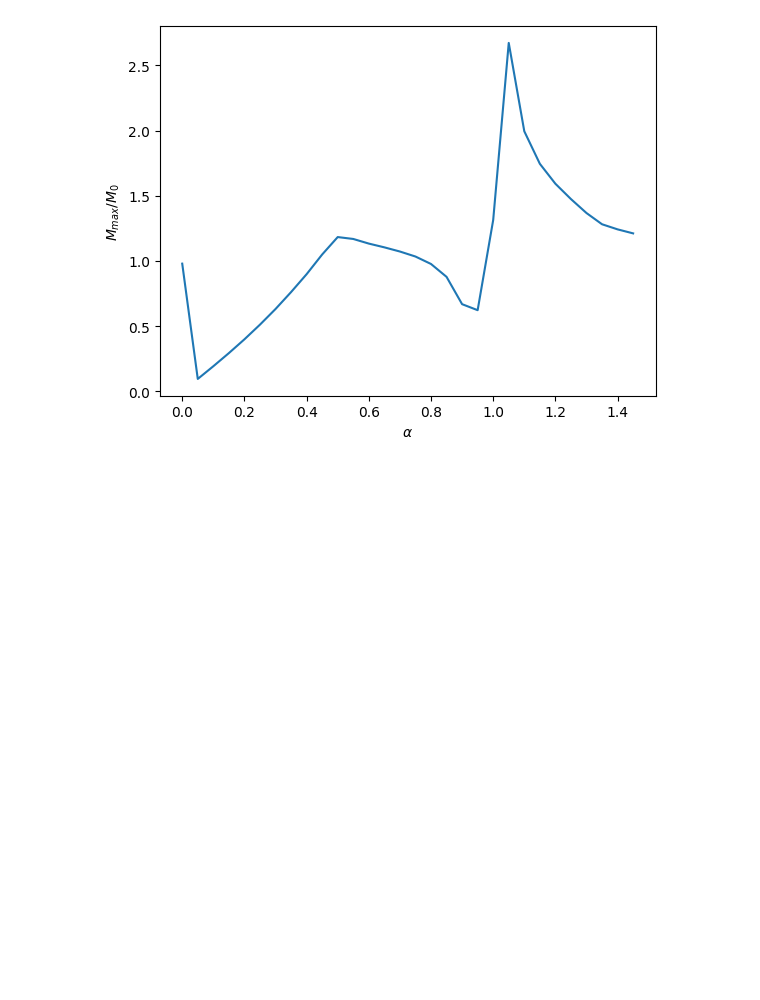
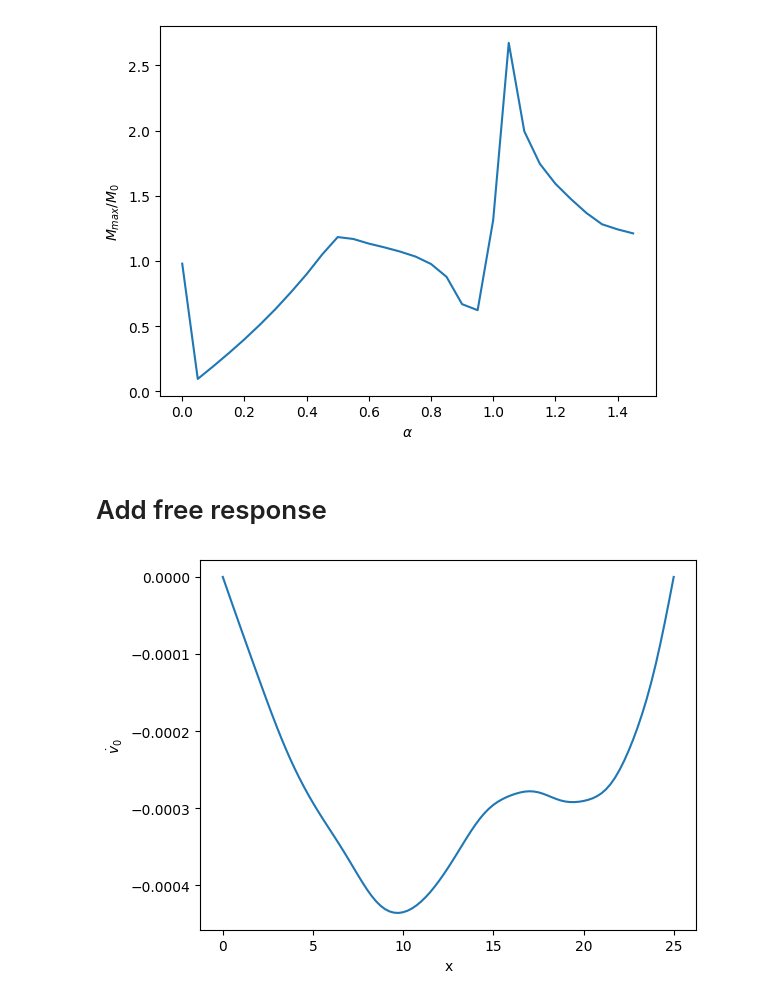
Before and after one commit to tiapia00/AnalyticalMoving, a Jupyter notebook: single.ipynb, the cells around one changed output. Cells and saved outputs as stored; diff of their text form; code cells hidden in the pictures; blank space fills up the shorter version.

Commit message:
implemented free response for single case

```diff
--- a/single.ipynb
+++ b/single.ipynb
@@ -112,7 +156,7 @@ mu = 18358
 j_end = 20
 damp_ratio = 0
 
-nx = 1001
+nx = 101
 nt = 101
 
 omega = np.pi * c/l
@@ -161,37 +205,37 @@ alpha = 1.06e+00
 # %% [markdown]
 ### Sweep alphas
 # %%
-M_alpha = []
-v_alpha = []
+Ms = []
+vs = []
 alpha_arr = np.arange(0, 1.5, 0.05)
 omega_beam = omega
 for alpha in alpha_arr:
     omega_sweep = omega_beam * alpha
     if alpha == 0:
         # use omega, otherwise solution == 0
-        v = get_v(x, t, j_end, alpha, omega, v0, l, E, J, mu, omega_d)/v0
-        M = get_M(x, t, j_end, alpha, omega, M0, l, E, J, mu, omega_d)/M0
+        v_alpha = get_v(x, t, j_end, alpha, omega, v0, l, E, J, mu, omega_d)/v0
+        M_alpha = get_M(x, t, j_end, alpha, omega, M0, l, E, J, mu, omega_d)/M0
     else:
-        v = get_v(x, t, j_end, alpha, omega_sweep, v0, l, E, J, mu, omega_d)/v0
-        M = get_M(x, t, j_end, alpha, omega_sweep, M0, l, E, J, mu, omega_d)/M0
+        v_alpha = get_v(x, t, j_end, alpha, omega_sweep, v0, l, E, J, mu, omega_d)/v0
+        M_alpha = get_M(x, t, j_end, alpha, omega_sweep, M0, l, E, J, mu, omega_d)/M0
 
-    M_max = np.max(M[M.shape[0]//2, :])
-    v_max = np.max(v[v.shape[0]//2, :])
-    M_alpha.append(M_max)
-    v_alpha.append(v_max)
+    M_max = np.max(M_alpha[M_alpha.shape[0]//2, :])
+    v_max = np.max(v_alpha[v_alpha.shape[0]//2, :])
+    Ms.append(M_max)
+    vs.append(v_max)
 
-M_alpha = np.array(M_alpha)
-v_alpha = np.array(v_alpha)
+Ms = np.array(Ms)
+vs = np.array(vs)
 
 plt.figure()
-plt.plot(alpha_arr, v_alpha)
+plt.plot(alpha_arr, vs)
 plt.ticklabel_format(axis='y', scilimits=(0,0))
 plt.xlabel(r'$\alpha$')
 plt.ylabel(r'$v_{max}/v_0$')
 plt.show()
 
 plt.figure()
-plt.plot(alpha_arr, M_alpha)
+plt.plot(alpha_arr, Ms)
 plt.ticklabel_format(axis='y', scilimits=(0,0))
 plt.xlabel(r'$\alpha$')
 plt.ylabel(r'$M_{max}/M_0$')
@@ -200,3 +244,16 @@ plt.show()
 [figure]
 [figure]
 [figure]
+# %% [markdown]
+# Add free response
+# %%
+v_dot_end = get_v_dot(x, t[-1], j_end, alpha, omega, v0, l, E, J, mu, omega_d).reshape(-1,1)
+v_end = v[:, -1].reshape(-1,1)
+
+plt.figure()
+plt.plot(x, v_dot_end, label='v_dot_end')
+plt.xlabel('x')
+plt.ylabel(r'$\dot{v}_0$')
+plt.show()
+# %% [output]
+[figure, added]
```
Also changed, not shown: parts of 3 cells of this notebook, 1 other file.
